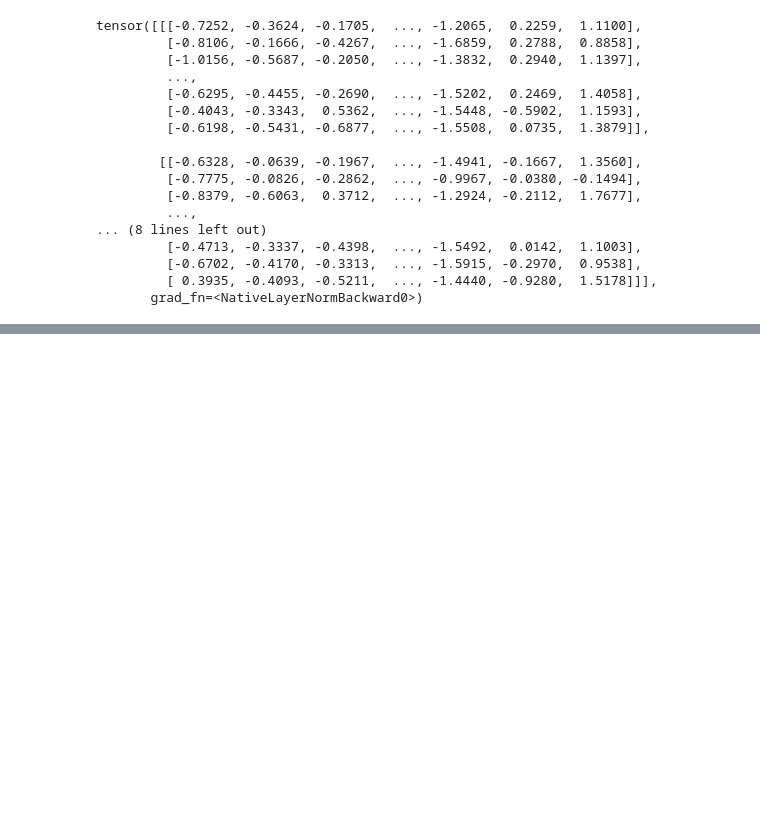
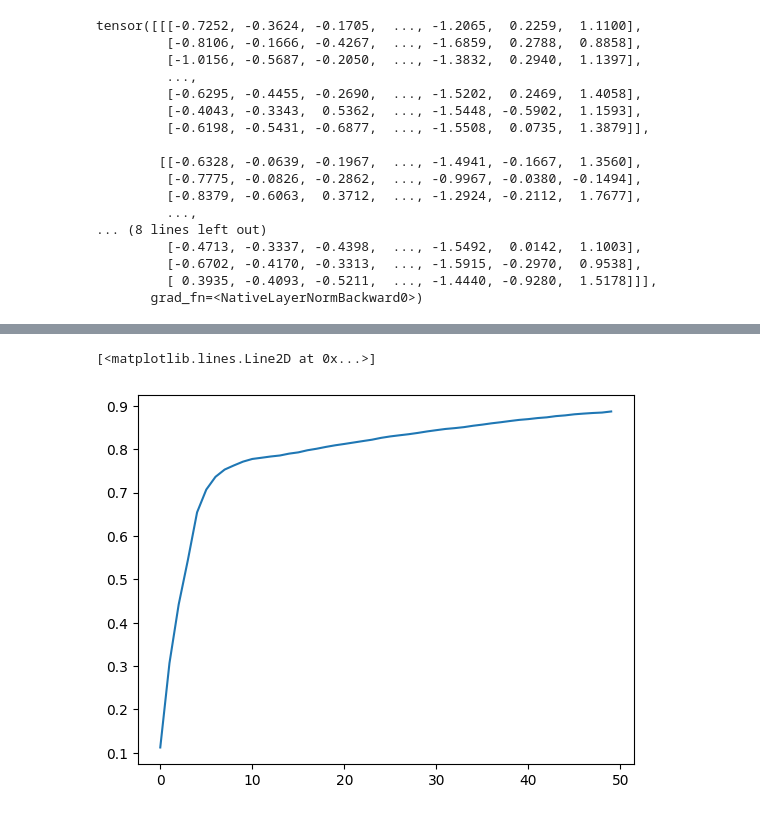
Before and after one commit to zhiyongchenGREAT/FedSPK, a Jupyter notebook: test.ipynb, the cells around one changed output, grey strips where cells are left out. Drawn from its saved outputs; the diff is of its cells as text; code cells hidden in the pictures; blank space fills up the shorter version.

```diff
--- a/test.ipynb
+++ b/test.ipynb
@@ -462,0 +487,18 @@ tensor([[[-0.7252, -0.3624, -0.1705,  ..., -1.2065,  0.2259,  1.1100],
+# %%
+# plot the accuracy curve from 2.txt
+import matplotlib.pyplot as plt
+import numpy as np
+
+with open("2.txt", "r") as f:
+    data = f.readlines()
+
+data_float = []
+for index, i in enumerate(data):
+    if i == '\n':
+        continue
+    data_float.append(float(i[:-1].strip('accuracy: ')))
+
+plt.plot(data_float)
+# %% [output]
+[<matplotlib.lines.Line2D at 0x...>]
+[figure, added]
```
Also changed, not shown: parts of 5 cells of this notebook, 19 other files.
